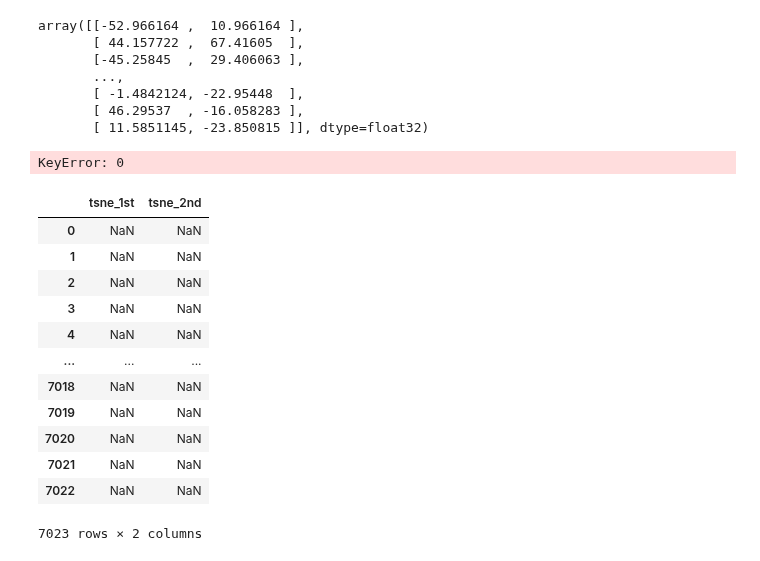
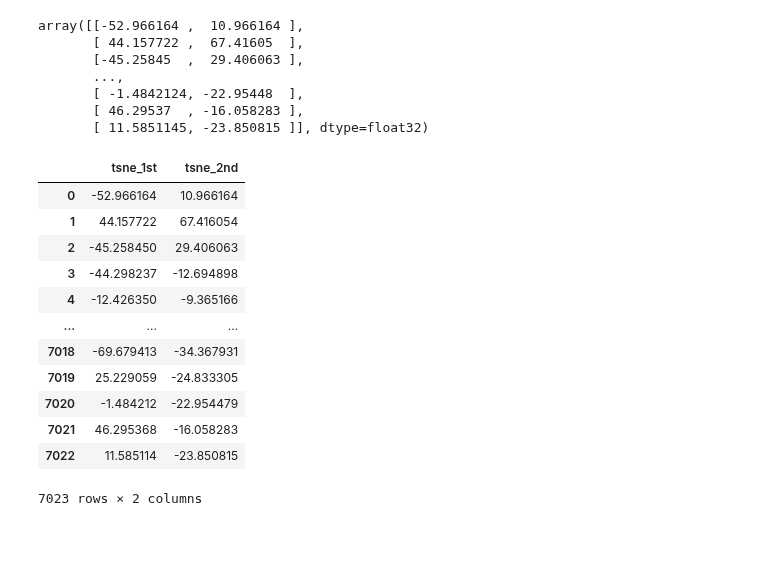
Before and after one commit to ML-engineering-Freelancerroma/ML_course, a Jupyter notebook: Final_Project_ML/features_prepare.ipynb, the cells around one changed output. Drawn from its saved outputs; the diff is of its cells as text; code cells hidden in the pictures.

```diff
--- a/Final_Project_ML/features_prepare.ipynb
+++ b/Final_Project_ML/features_prepare.ipynb
@@ -288,33 +288,29 @@ array([[-52.966164 ,  10.966164 ],
        [ 46.29537  , -16.058283 ],
        [ 11.5851145, -23.850815 ]], dtype=float32)
 # %%
-# import numpy as np
-
-# X_tsne = np.concatenate((X_tsne), axis=1)
-X_tsne = pd.DataFrame(
+X_tsne_df = pd.DataFrame(
     X_tsne,
     columns=[
         'tsne_1st',
         'tsne_2nd',
     ]
 )
-# %% [output]
-KeyError: 0
 # %%
-X_tsne
+X_tsne_df
+#+topic
 # %% [output]
 |  | tsne_1st | tsne_2nd |
-| 0 | NaN | NaN |
-| 1 | NaN | NaN |
-| 2 | NaN | NaN |
-| 3 | NaN | NaN |
-| 4 | NaN | NaN |
+| 0 | -52.966164 | 10.966164 |
+| 1 | 44.157722 | 67.416054 |
+| 2 | -45.258450 | 29.406063 |
+| 3 | -44.298237 | -12.694898 |
+| 4 | -12.426350 | -9.365166 |
 | ... | ... | ... |
-| 7018 | NaN | NaN |
-| 7019 | NaN | NaN |
-| 7020 | NaN | NaN |
-| 7021 | NaN | NaN |
-| 7022 | NaN | NaN |
+| 7018 | -69.679413 | -34.367931 |
+| 7019 | 25.229059 | -24.833305 |
+| 7020 | -1.484212 | -22.954479 |
+| 7021 | 46.295368 | -16.058283 |
+| 7022 | 11.585114 | -23.850815 |
 7023 rows × 2 columns
 # %%
 import seaborn as sns
```
Also changed, not shown: parts of 2 cells of this notebook.
